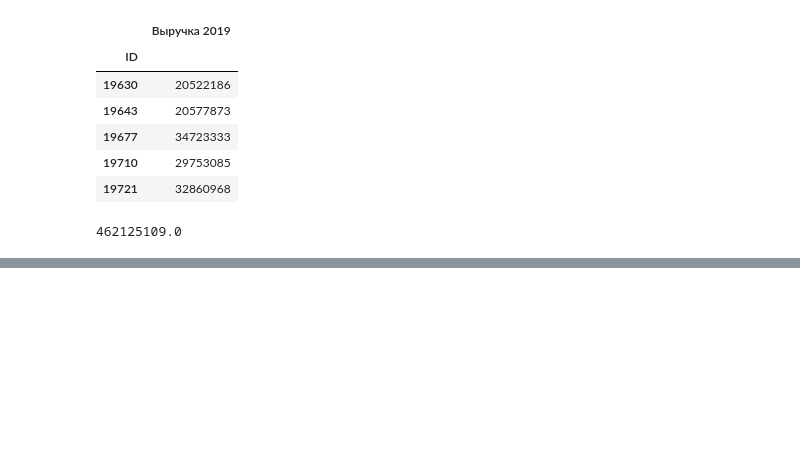
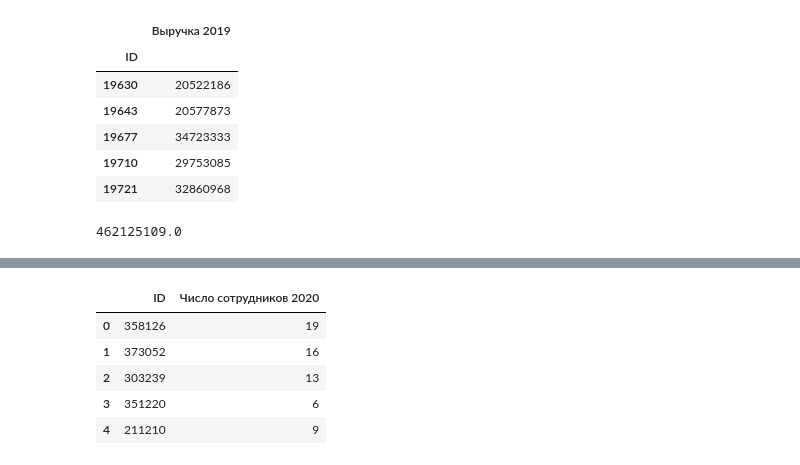
Before and after one commit to gbrs/basics_of_pandas, a Jupyter notebook: 6_5.ipynb, the cells around one changed output, grey strips where cells are left out. Cells and saved outputs as stored; diff of their text form; code cells hidden in the pictures; blank space fills up the shorter version.

```diff
--- a/6_5.ipynb
+++ b/6_5.ipynb
@@ -197,0 +203,17 @@ df['Выручка 2022'].sum()
+# %%
+conn = sqlite3.connect('indicators_db.sqlite3')
+with sqlite3.connect('indicators_db.sqlite3') as conn:
+    indicators_20_22 = pd.read_sql(
+                                '''SELECT ID, VALUE 'Число сотрудников 2020'
+                                FROM org_indicators_2020_2022
+                                WHERE INDICATOR_NAME = 'Число сотрудников'
+                                        AND YEAR = 2020'''
+                        , conn)
+indicators_20_22.head()
+# %% [output]
+|  | ID | Число сотрудников 2020 |
+| 0 | 358126 | 19 |
+| 1 | 373052 | 16 |
+| 2 | 303239 | 13 |
+| 3 | 351220 | 6 |
+| 4 | 211210 | 9 |
```
Also changed, not shown: parts of 9 cells of this notebook, 1 other file.
